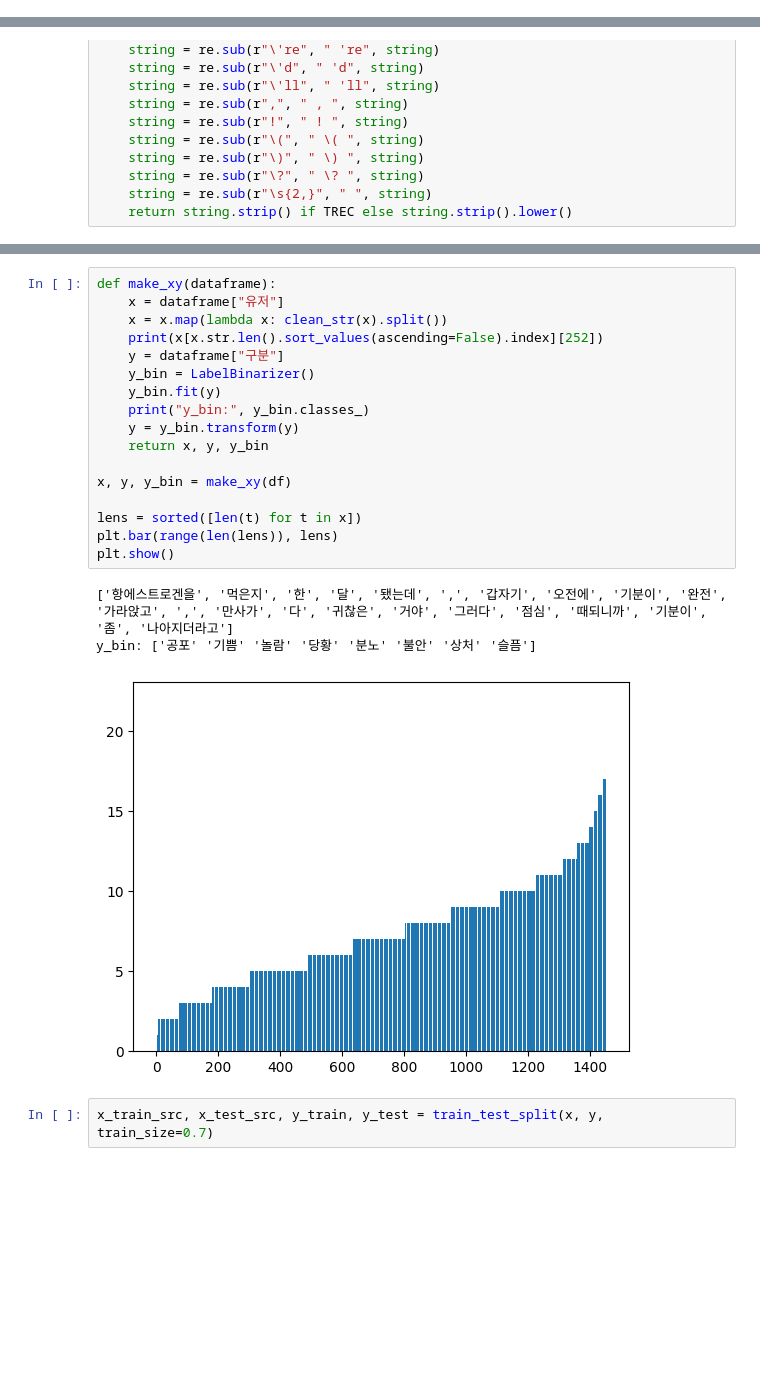
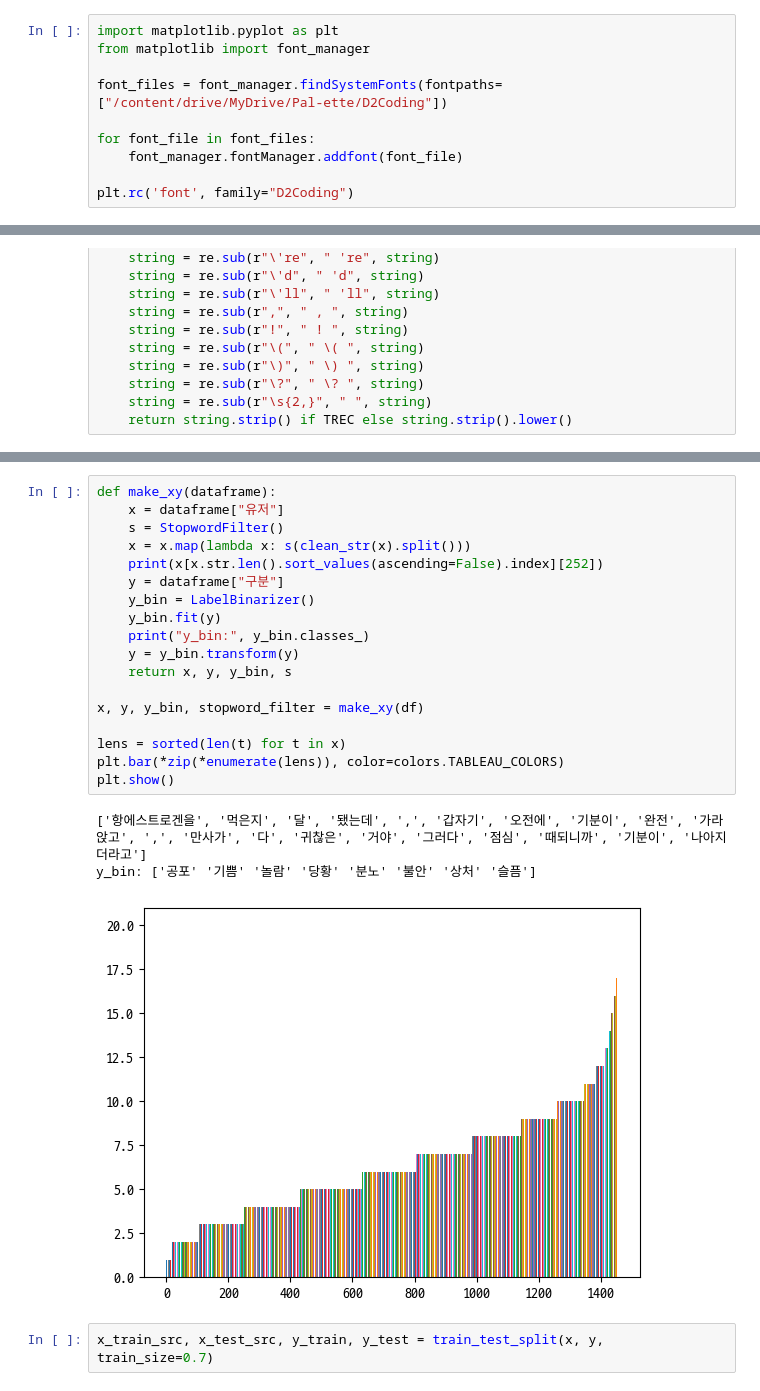
Before and after one commit to pal-ette/iNotePal, a Jupyter notebook: models/ryugibo_simple_model.ipynb, the cells around one changed output, grey strips where cells are left out. Drawn from its saved outputs; the diff is of its cells as text; blank space fills up the shorter version.

```diff
--- a/models/ryugibo_simple_model.ipynb
+++ b/models/ryugibo_simple_model.ipynb
@@ -14,3 +15,13 @@ Drive already mounted at /content/drive; to attempt to forcibly remount, call dr
+# %%
+import matplotlib.pyplot as plt
+from matplotlib import font_manager
+
+font_files = font_manager.findSystemFonts(fontpaths=["/content/drive/MyDrive/Pal-ette/D2Coding"])
+
+for font_file in font_files:
+    font_manager.fontManager.addfont(font_file)
+
+plt.rc('font', family="D2Coding")
 # %%
 df = pd.read_csv("/content/drive/MyDrive/Pal-ette/preprocessed_data/웰니스_대화_스크립트_데이터셋.csv")
 df
@@ -51,24 +854,25 @@ def clean_str(string, TREC=False):
 # %%
 def make_xy(dataframe):
     x = dataframe["유저"]
-    x = x.map(lambda x: clean_str(x).split())
+    s = StopwordFilter()
+    x = x.map(lambda x: s(clean_str(x).split()))
     print(x[x.str.len().sort_values(ascending=False).index][252])
     y = dataframe["구분"]
     y_bin = LabelBinarizer()
     y_bin.fit(y)
     print("y_bin:", y_bin.classes_)
     y = y_bin.transform(y)
-    return x, y, y_bin
+    return x, y, y_bin, s
 
-x, y, y_bin = make_xy(df)
+x, y, y_bin, stopword_filter = make_xy(df)
 
-lens = sorted([len(t) for t in x])
-plt.bar(range(len(lens)), lens)
+lens = sorted(len(t) for t in x)
+plt.bar(*zip(*enumerate(lens)), color=colors.TABLEAU_COLORS)
 plt.show()
 # %% [output]
-['항에스트로겐을', '먹은지', '한', '달', '됐는데', ',', '갑자기', '오전에', '기분이', '완전', '가라앉고', ',', '만사가', '다', '귀찮은', '거야', '그러다', '점심', '때되니까', '기분이', '좀', '나아지더라고']
+['항에스트로겐을', '먹은지', '달', '됐는데', ',', '갑자기', '오전에', '기분이', '완전', '가라앉고', ',', '만사가', '다', '귀찮은', '거야', '그러다', '점심', '때되니까', '기분이', '나아지더라고']
 y_bin: ['공포' '기쁨' '놀람' '당황' '분노' '불안' '상처' '슬픔']
-[figure, old version]
+[figure, new version]
 # %%
 x_train_src, x_test_src, y_train, y_test = train_test_split(x, y, train_size=0.7)
 # %%
```
Also changed, not shown: parts of 7 cells of this notebook.
